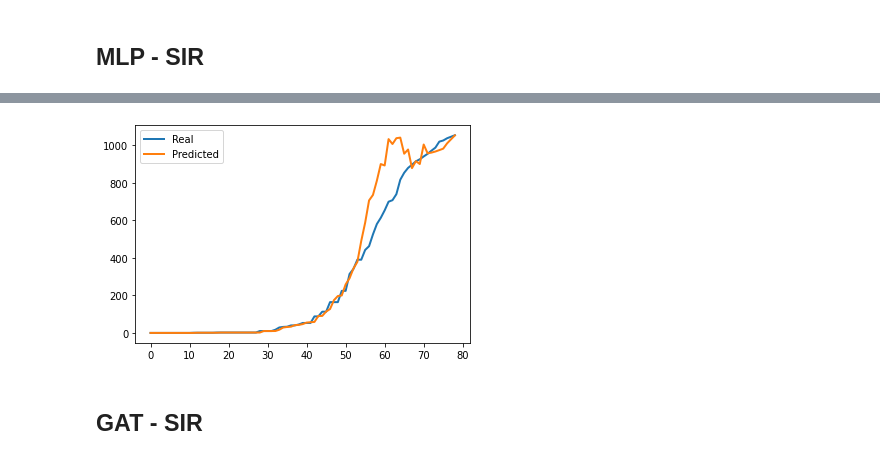
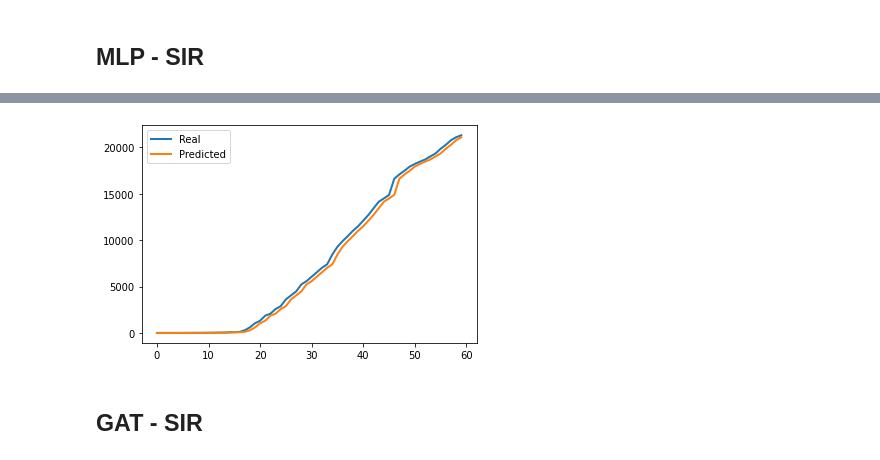
Before and after one commit to yiguanz/epidemic, a Jupyter notebook: covid19-severity-prediction/R0.ipynb, the cells around one changed output, grey strips where cells are left out. Cells and saved outputs as stored; diff of their text form; code cells hidden in the pictures.

```diff
--- a/covid19-severity-prediction/R0.ipynb
+++ b/covid19-severity-prediction/R0.ipynb
@@ -123,7 +133,11 @@ torch.Size([3142, 1])
 # %%
-train_labels = []
-for i in range(79):
-    train_labels.append(train_labels_cases[i][202].cpu().numpy())
+train_labels_Sacramento = []
+for i in range(19,79):
+    train_labels_Sacramento.append(train_labels_cases_1d[i][202].cpu().numpy())
+
+train_labels_NYC = []
+for i in range(19,79):
+    train_labels_NYC.append(train_labels_cases_1d[i][4].cpu().numpy())
 # %% [markdown]
 # Models
 # %% [markdown]
@@ -154,20 +168,26 @@ class Net_SIR(nn.Module):
 def my_msle(output, target):
     loss = th.mean(((output.add(1)).log() - (target.add(1)).log())**2)
     return loss
+# %%
+def my_msle_ID(I, D, I_label, D_label):
+    I_loss = ((I.add(1)).log() - (I_label.add(1)).log())**2
+    D_loss = ((D.add(1)).log() - (D_label.add(1)).log())**2
+    loss = th.mean(th.add(I_loss, D_loss))
+    return loss
 # %%
-def sir_1d_output(params, I, D, target):
+def sir_1d_output(params, I, D):
     gamma = params[:,0]
     beta = params[:,1]
     I[I != I] = 0.0
     D[D != D] = 0.0
-    target[target != target] = 0.0
     err = th.tensor([0],dtype=th.float)
     err = err.to(device)
     S = pop - I - D
 
     I_new = th.add(th.add(I, th.mul(beta.view(3142,1), th.div(th.mul(S,I), pop))), - th.mul(gamma.view(3142,1), I))
+    D_new = th.add(D, th.mul(gamma.view(3142,1), I))
 
-    return I_new
+    return I_new, D_new
 # %% [markdown]
 ## GAT - SIR
 # %% [markdown]
@@ -364,4 +439,12 @@ plt.show()
 # %%
 pred_vals = []
-for i in range(79):
+for i in range(79-19):
     pred_vals.append(train_vals[i][202].cpu().numpy())
+
+x = range(60)
+y1 = train_labels_Sacramento
+y2 = pred_vals
+plt.plot(x, y1, ls="-", lw=2, label="Real")
+plt.plot(x, y2, ls="-", lw=2, label="Predicted")
+plt.legend()
+plt.show()
@@ -368,12 +461,16 @@ for i in range(79):
 # %%
-x = range(79)
-y1 = train_labels
-y2 = pred_vals
+pred_vals_NYC = []
+for i in range(79-19):
+    pred_vals_NYC.append(train_vals[i][4].cpu().numpy())
+
+x = range(60)
+y1 = train_labels_NYC
+y2 = pred_vals_NYC
 plt.plot(x, y1, ls="-", lw=2, label="Real")
 plt.plot(x, y2, ls="-", lw=2, label="Predicted")
 plt.legend()
 plt.show()
 # %% [output]
-[figure, old version]
+[figure, new version]
 # %% [markdown]
 ## GAT - SIR
```
Also changed, not shown: parts of 40 cells of this notebook.
